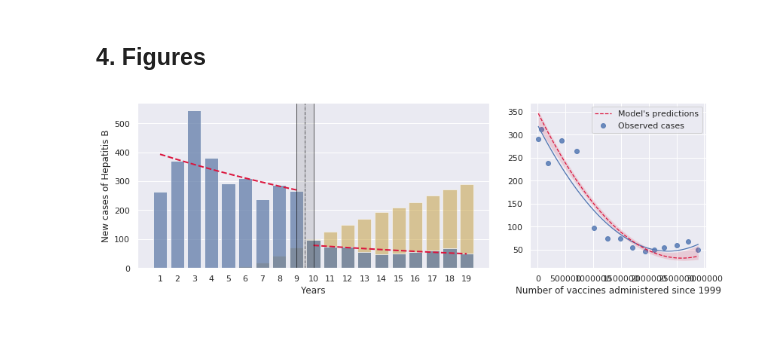
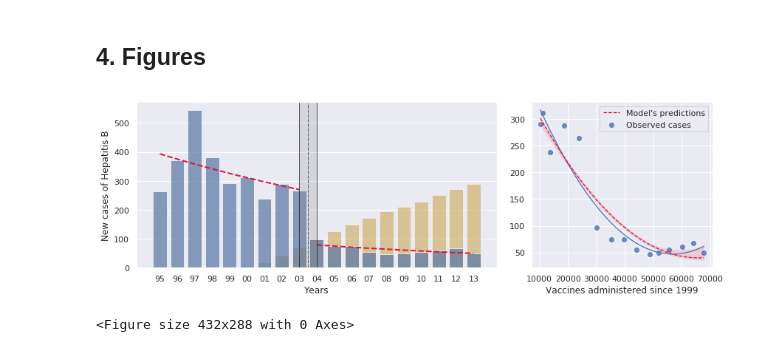
Before and after one commit to nonsignificantp/enfermedades-inmunoprevenibles, a Jupyter notebook: notebooks/analysis-hepatitis-B.ipynb, the cells around one changed output. Drawn from its saved outputs; the diff is of its cells as text; code cells hidden in the pictures.

```diff
--- a/notebooks/analysis-hepatitis-B.ipynb
+++ b/notebooks/analysis-hepatitis-B.ipynb
@@ -108,31 +112,35 @@ itt = (itt.assign(
 # %%
 fig, (axa, axb) = plt.subplots(1,2,figsize=(12,4), gridspec_kw = {'width_ratios':[2, 1]})
 
 sns.regplot(data.loc[range(1999,2014), 'vaccines_sum'], data.loc[range(1999,2014), 'cases'],
            order=2, truncate=True, ci=False, label='Observed cases', ax=axb)
 sns.regplot(data.loc[range(1999,2014), 'vaccines_sum'], data.loc[range(1999,2014), 'glm_pred'],
            order=2, truncate=True, scatter=False, color='crimson', label="Model's predictions", ax=axb)
 
 axb.lines[1].set_linestyle("--"); axb.lines[0].set_linewidth(1.25); axb.lines[1].set_linewidth(1.25)
-axb.set_ylabel(''); axb.set_xlabel('Number of vaccines administered since 1999')
+axb.set_ylabel(''); axb.set_xlabel('Vaccines administered since 1999')
 axb.legend()
-
+axb.set_xticklabels(range(0,80_000,10_000))
 
 sns.barplot(itt['time'], np.divide(itt['vaccines_sum'],10000), color = 'goldenrod', alpha = 0.5, ax = axa)
 sns.barplot('time', 'cases', color = 'b', alpha = 0.7, data = itt, ax = axa)
 sns.lineplot(range(0,9), itt.loc[range(1995,2004),'wo_intervention'], color = 'crimson', ax = axa)
 sns.lineplot(range(9,19), itt.loc[range(2004,2014),'w_intervention'], color = 'crimson', ax = axa)
 
 axa.lines[38].set_linestyle("--"); axa.lines[39].set_linestyle("--")
 axa.lines[38].set_linewidth(2); axa.lines[39].set_linewidth(2)
 
 axa.set_ylabel('New cases of Hepatitis B'); axa.set_xlabel('Years');
+axa.set_xticklabels(['95','96','97','98','99','00','01','02','03','04','05','06','07','08','09','10','11','12','13'])
 
 axa.axvline(8.5, c='black', lw=0.6, ls='-.')
 axa.axvline(8, c='black', lw=0.6);axa.axvline(9, c='black', lw=0.6)
 axa.axvspan(8, 9, alpha=0.2, color='grey')
 
+
 plt.tight_layout()
 plt.show()
+plt.savefig('../img/hepBfig.png')
 # %% [output]
-[figure, old version]
+[figure, new version]
+<Figure size 432x288 with 0 Axes>
```
Also changed, not shown: parts of 3 cells of this notebook, 3 other files.
